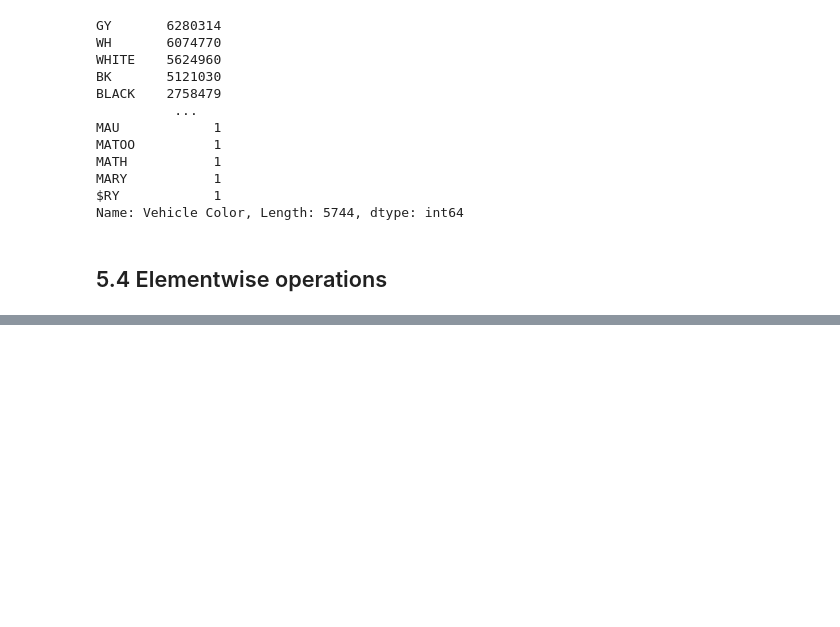
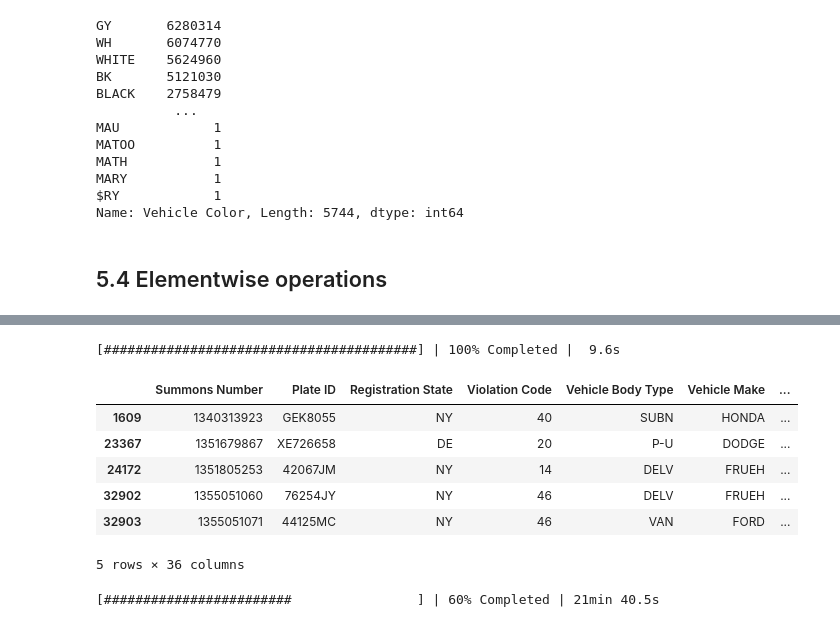
Before and after one commit to sunchengyi/Dask, a Jupyter notebook: nyc-parking-tickets_dask.ipynb, the cells around one changed output, grey strips where cells are left out. Drawn from its saved outputs; the diff is of its cells as text; code cells hidden in the pictures; blank space fills up the shorter version.

```diff
--- a/nyc-parking-tickets_dask.ipynb
+++ b/nyc-parking-tickets_dask.ipynb
@@ -486,3 +486,27 @@ with ProgressBar():
 3    201308
 4    201308
 Name: Citation Issued Month Year, dtype: object
+# %%
+# Listing 5.27 Finding all citations that occured in October
+months = ['201310','201410','201510','201610','201710']
+condition = nyc_data_derived_stage5['Citation Issued Month Year'].isin(months)
+october_citations = nyc_data_derived_stage5[condition]
+with ProgressBar():
+    display(october_citations.head())
+# %% [output]
+[########################################] | 100% Completed |  9.6s
+|  | Summons Number | Plate ID | Registration State | Violation Code | Vehicle Body Type | Vehicle Make | ... |
+| 1609 | 1340313923 | GEK8055 | NY | 40 | SUBN | HONDA | ... |
+| 23367 | 1351679867 | XE726658 | DE | 20 | P-U | DODGE | ... |
+| 24172 | 1351805253 | 42067JM | NY | 14 | DELV | FRUEH | ... |
+| 32902 | 1355051060 | 76254JY | NY | 46 | DELV | FRUEH | ... |
+| 32903 | 1355051071 | 44125MC | NY | 46 | VAN | FORD | ... |
+5 rows × 36 columns
+# %%
+# Listing 5.29 Setting an index on a DataFrame
+with ProgressBar():
+    condition = ((nyc_data_derived_stage5['Issue Date'] > '2014-01-01' ) & (nyc_data_derived_stage5['Issue Date'] <= '2017-12-31' ) )
+    nyc_data_filtered = nyc_data_derived_stage5[condition]
+    nyc_data_new_index = nyc_data_filtered.set_index('Citation Issued Month Year')
+# %% [output]
+[########################                ] | 60% Completed | 21min 40.5s
```
Also changed, not shown: parts of 2 cells of this notebook.
